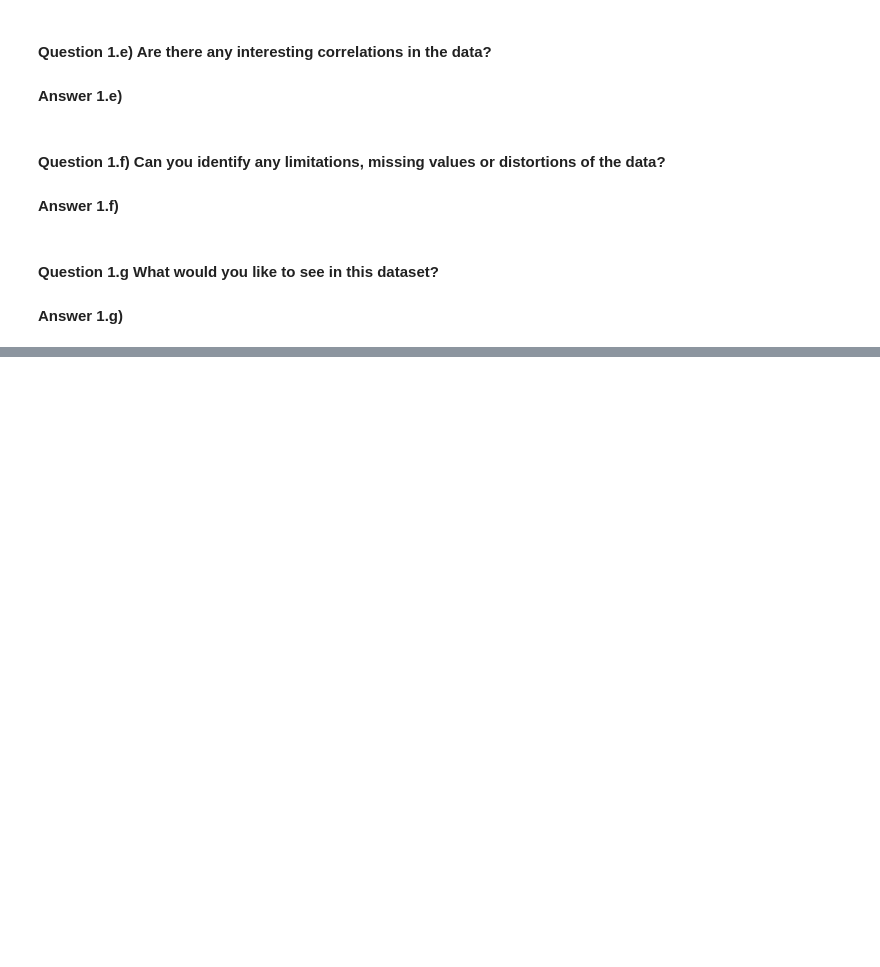
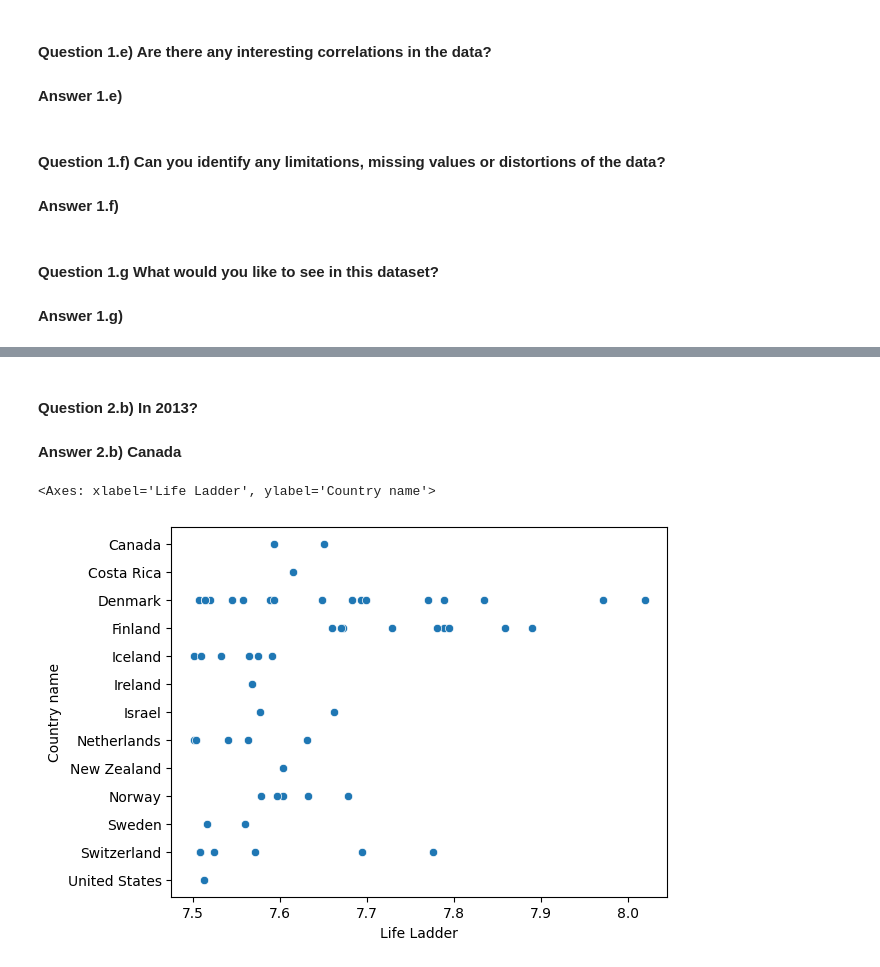
Before and after one commit to USFCA-CS663-Spring2024/happiness-vinay-bojja, a Jupyter notebook: Happiness - Assignment 1 - CS 663 (Machine Learning).ipynb, the cells around one changed output, grey strips where cells are left out. Drawn from its saved outputs; the diff is of its cells as text; code cells hidden in the pictures; blank space fills up the shorter version.

```diff
--- a/Happiness - Assignment 1 - CS 663 (Machine Learning).ipynb
+++ b/Happiness - Assignment 1 - CS 663 (Machine Learning).ipynb
@@ -156,0 +169,10 @@ df.describe()
+# %% [markdown]
+#### Question 2.b) In 2013?
+#### Answer 2.b) Canada
+# %%
+uf = df[df['Life Ladder']> 7.5]
+# uf
+sns.scatterplot(data = uf, x=uf['Life Ladder'], y=uf['Country name'])
+# %% [output]
+<Axes: xlabel='Life Ladder', ylabel='Country name'>
+[figure, added]
```
Also changed, not shown: parts of 11 cells of this notebook, 1 other file.
